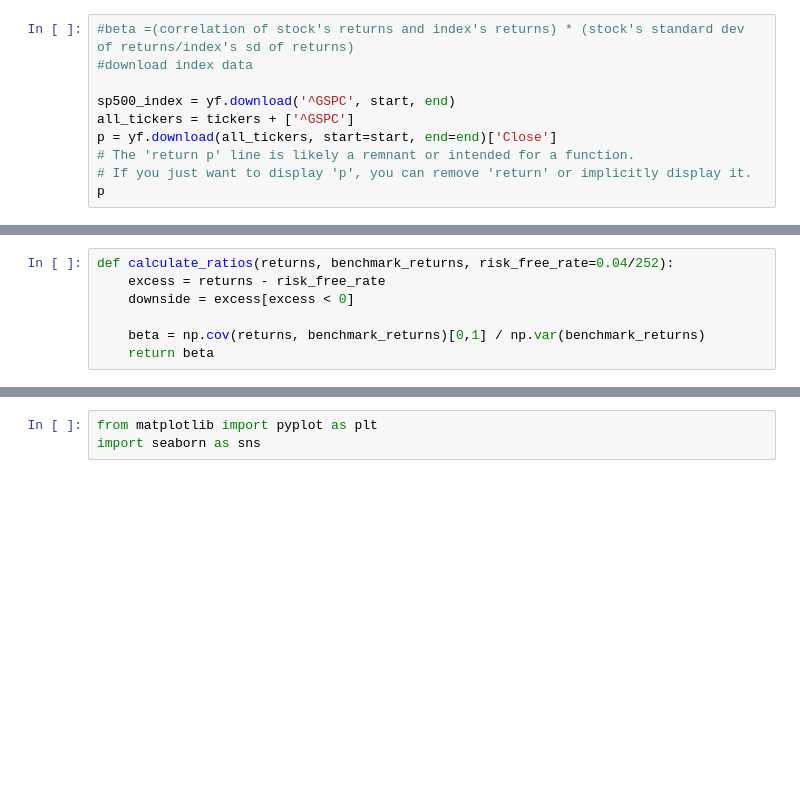
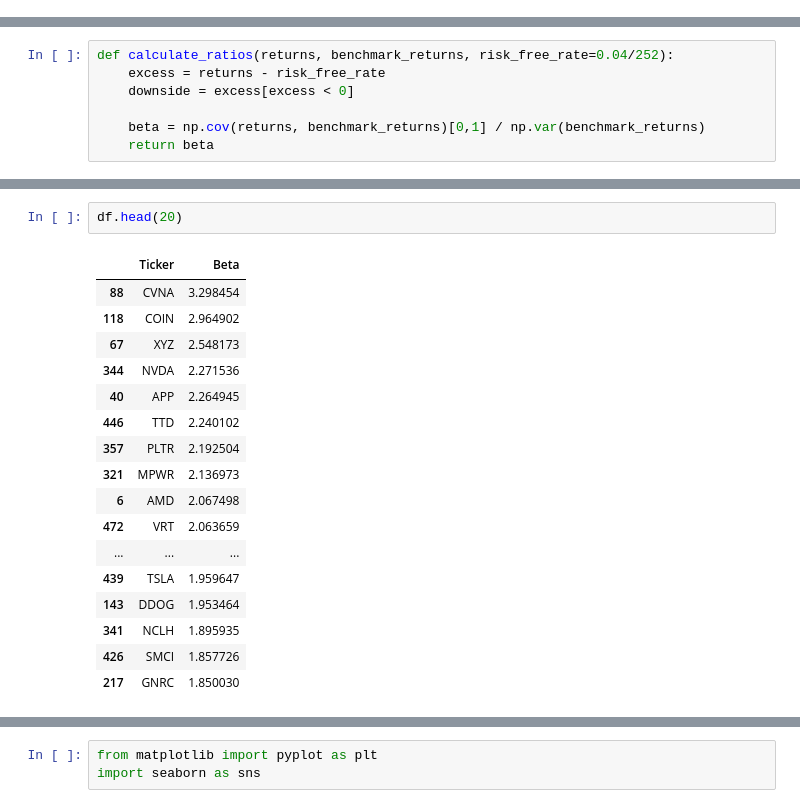
Before and after one commit to abdullaawad/Data-Warehousing-Coursework, a Jupyter notebook: DWCoursework.ipynb, the cells around one changed output, grey strips where cells are left out. Saved outputs shown, nothing was run; the diff lists cells and outputs as text; blank space fills up the shorter version.

```diff
--- a/DWCoursework.ipynb
+++ b/DWCoursework.ipynb
@@ -259,13 +238,3 @@ plt.show()
 [figure]
 # %% [markdown]
 # ***Beta Calculation:***
-# %%
-#beta =(correlation of stock's returns and index's returns) * (stock's standard dev of returns/index's sd of returns)
-#download index data
-
-sp500_index = yf.download('^GSPC', start, end)
-all_tickers = tickers + ['^GSPC']
-p = yf.download(all_tickers, start=start, end=end)['Close']
-# The 'return p' line is likely a remnant or intended for a function.
-# If you just want to display 'p', you can remove 'return' or implicitly display it.
-p
@@ -413,2 +289,22 @@ df
+# %%
+df.head(20)
+# %% [output]
+|  | Ticker | Beta |
+| 88 | CVNA | 3.298454 |
+| 118 | COIN | 2.964902 |
+| 67 | XYZ | 2.548173 |
+| 344 | NVDA | 2.271536 |
+| 40 | APP | 2.264945 |
+| 446 | TTD | 2.240102 |
+| 357 | PLTR | 2.192504 |
+| 321 | MPWR | 2.136973 |
+| 6 | AMD | 2.067498 |
+| 472 | VRT | 2.063659 |
+| ... | ... | ... |
+| 439 | TSLA | 1.959647 |
+| 143 | DDOG | 1.953464 |
+| 341 | NCLH | 1.895935 |
+| 426 | SMCI | 1.857726 |
+| 217 | GNRC | 1.850030 |
 # %%
 import statistics
```
Also changed, not shown: parts of 30 cells of this notebook.
